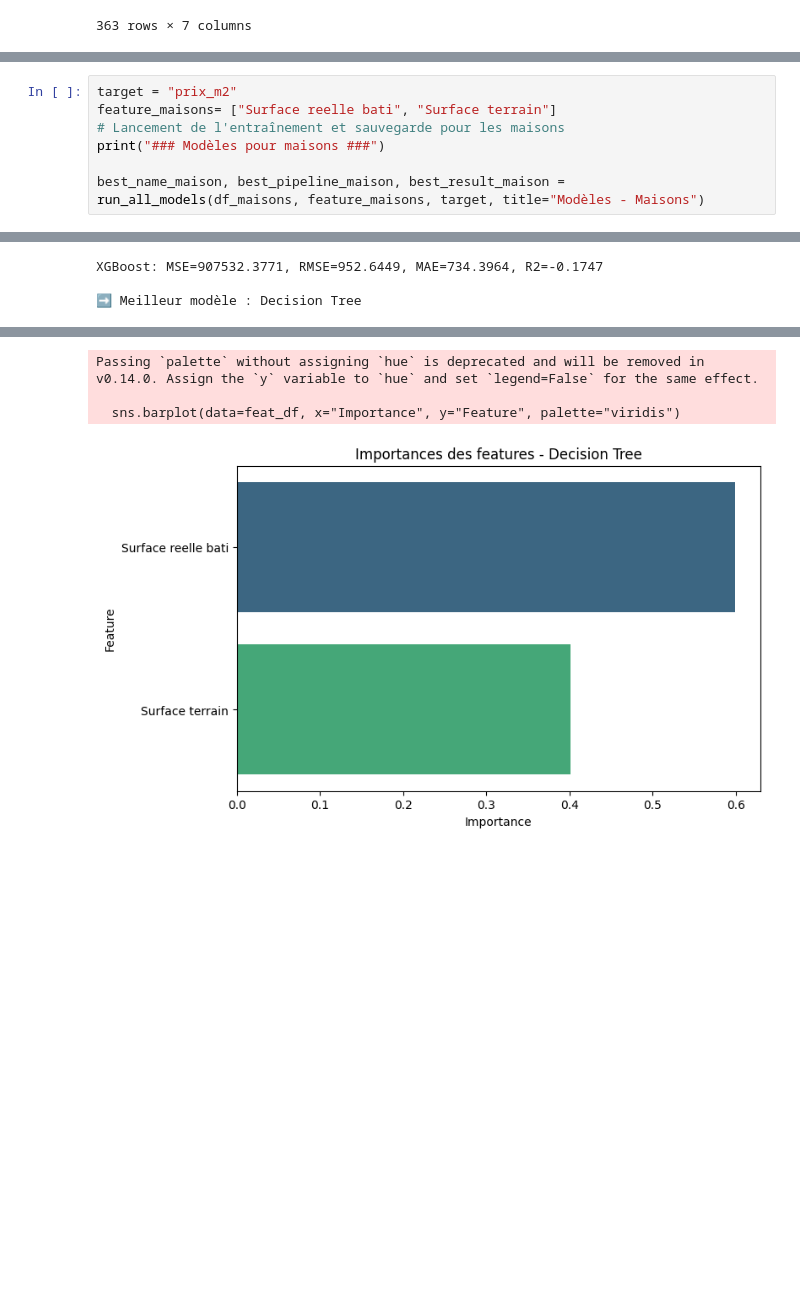
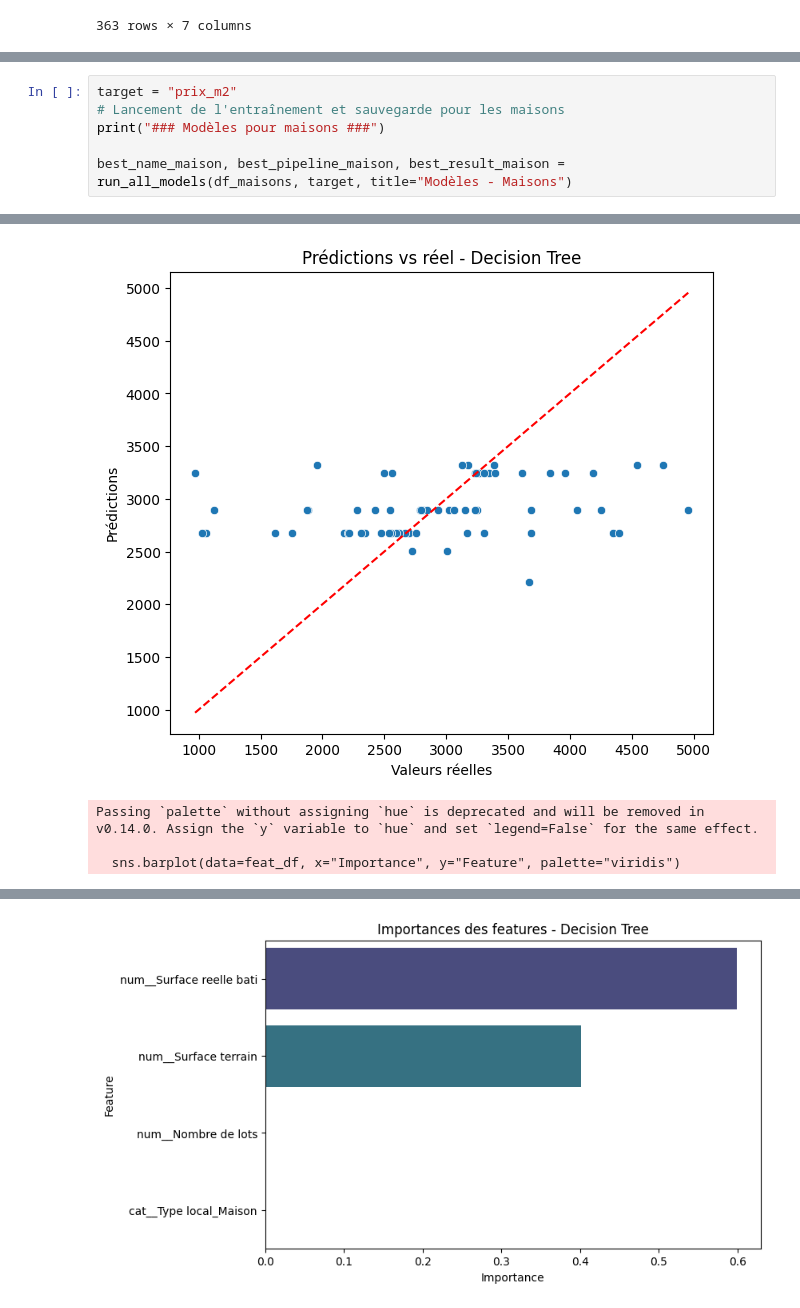
Before and after one commit to benjsant/immoprice_lille_fastapi, a Jupyter notebook: notebooks/phase_1_lille.ipynb, the cells around one changed output, grey strips where cells are left out. Drawn from its saved outputs; the diff is of its cells as text; blank space fills up the shorter version.

```diff
--- a/notebooks/phase_1_lille.ipynb
+++ b/notebooks/phase_1_lille.ipynb
@@ -488,9 +568,8 @@ On recupere le best_pipelines pour plus tard.
 # %%
 target = "prix_m2"
-feature_maisons= ["Surface reelle bati", "Surface terrain"]
 # Lancement de l'entraînement et sauvegarde pour les maisons
 print("### Modèles pour maisons ###")
 
-best_name_maison, best_pipeline_maison, best_result_maison = run_all_models(df_maisons, feature_maisons, target, title="Modèles - Maisons")
+best_name_maison, best_pipeline_maison, best_result_maison = run_all_models(df_maisons, target, title="Modèles - Maisons")
 # %% [output]
 ### Modèles pour maisons ###
@@ -504,3 +585,4 @@ Fitting 5 folds for each of 24 candidates, totalling 120 fits
+[figure]
-XGBoost: MSE=907532.3771, RMSE=952.6449, MAE=734.3964, R2=-0.1747
+Passing `palette` without assigning `hue` is deprecated and will be removed in v0.14.0. Assign the `y` variable to `hue` and set `legend=False` for the same effect.
 
-➡️ Meilleur modèle : Decision Tree
+  sns.barplot(data=feat_df, x="Importance", y="Feature", palette="viridis")
@@ -508,4 +589 @@ XGBoost: MSE=907532.3771, RMSE=952.6449, MAE=734.3964, R2=-0.1747
-Passing `palette` without assigning `hue` is deprecated and will be removed in v0.14.0. Assign the `y` variable to `hue` and set `legend=False` for the same effect.
-
-  sns.barplot(data=feat_df, x="Importance", y="Feature", palette="viridis")
-[figure, old version]
+[figure, new version]
```
Also changed, not shown: parts of 21 cells of this notebook, 18 other files.
